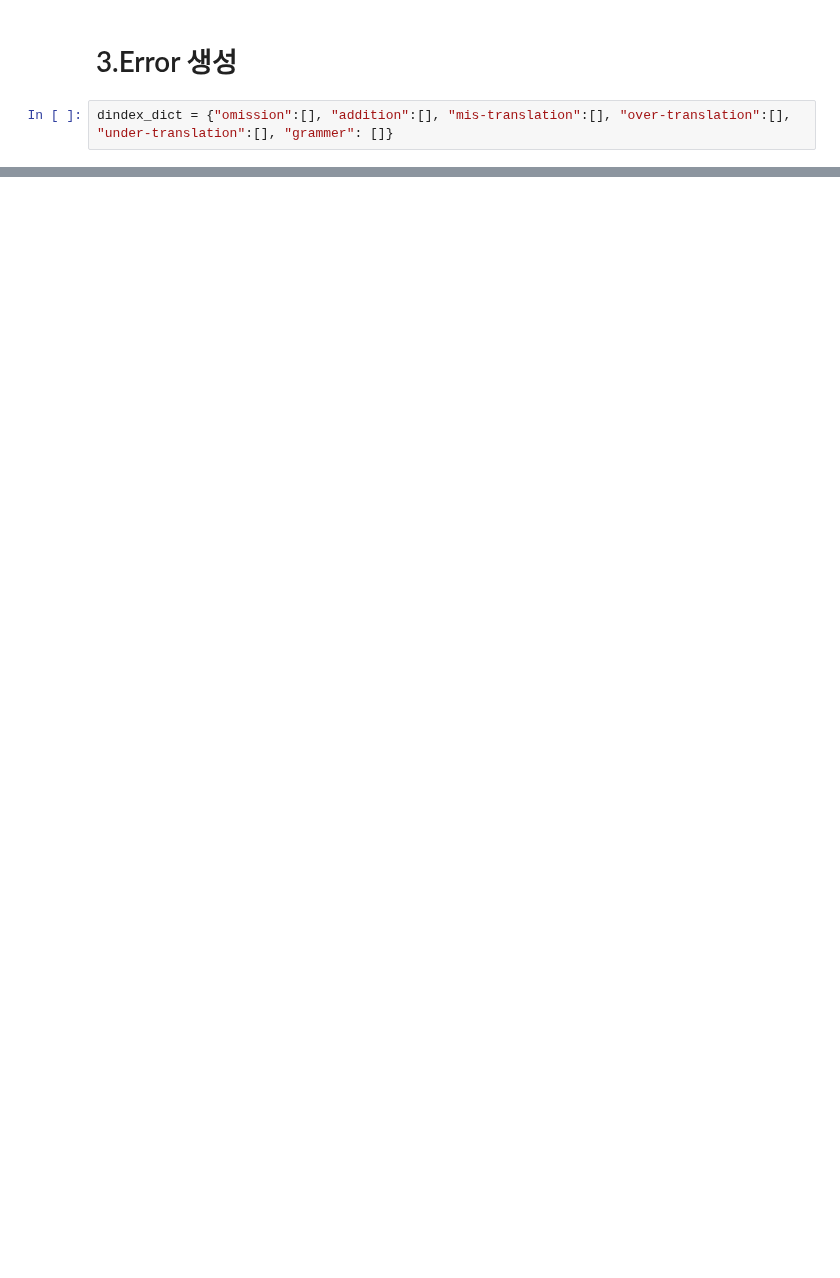
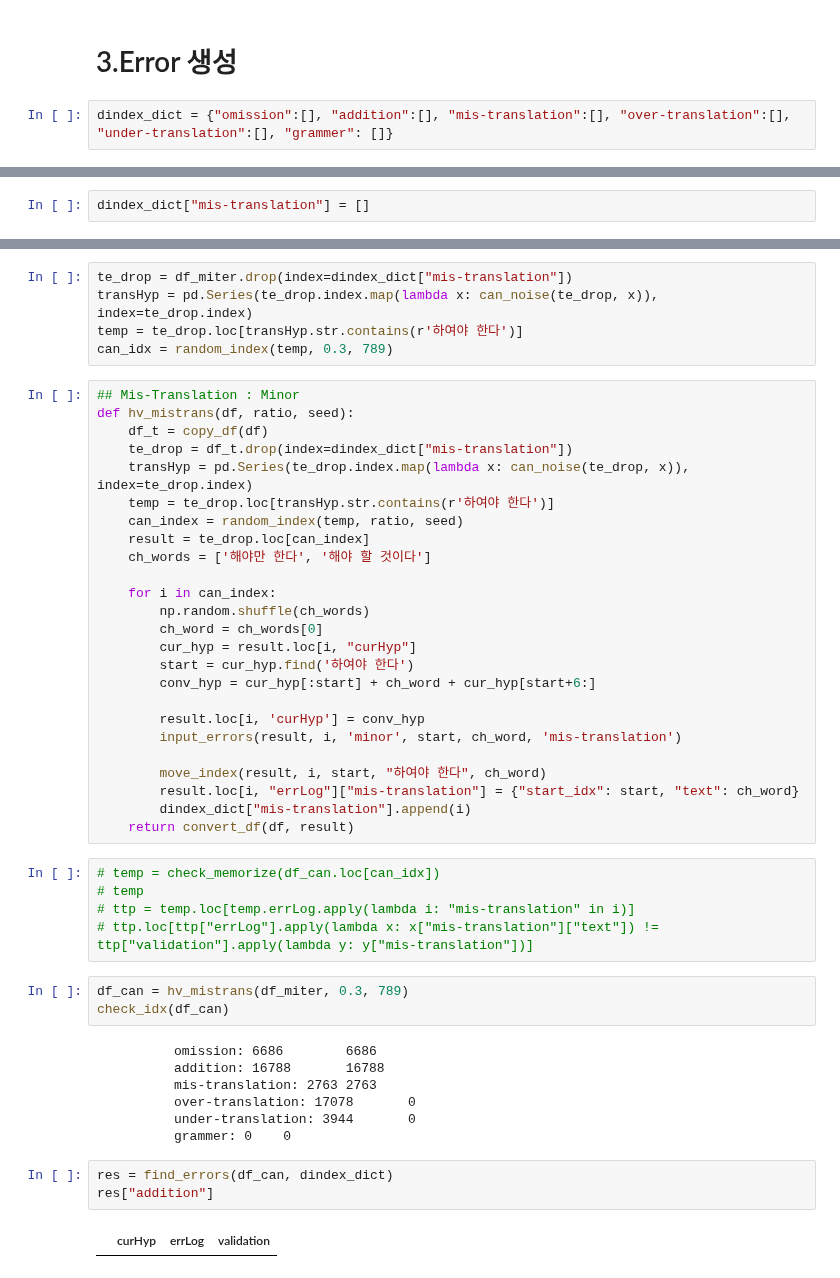
Before and after one commit to tjtmddnjswkd/capstone, a Jupyter notebook: 3_make_errors/e6_make_errors_modify.ipynb, the cells around one changed output, grey strips where cells are left out. Cells and saved outputs as stored; diff of their text form; blank space fills up the shorter version.

```diff
--- a/3_make_errors/e6_make_errors_modify.ipynb
+++ b/3_make_errors/e6_make_errors_modify.ipynb
@@ -1077,0 +674,2 @@ export_json(json_dict, "data_0828.json")
+# %%
+dindex_dict["mis-translation"] = []
@@ -1077,0 +695,50 @@ export_json(json_dict, "data_0828.json")
+# %%
+te_drop = df_miter.drop(index=dindex_dict["mis-translation"])
+transHyp = pd.Series(te_drop.index.map(lambda x: can_noise(te_drop, x)), index=te_drop.index)
+temp = te_drop.loc[transHyp.str.contains(r'하여야 한다')]
+can_idx = random_index(temp, 0.3, 789)
+# %%
+## Mis-Translation : Minor
+def hv_mistrans(df, ratio, seed):
+    df_t = copy_df(df)
+    te_drop = df_t.drop(index=dindex_dict["mis-translation"])
+    transHyp = pd.Series(te_drop.index.map(lambda x: can_noise(te_drop, x)), index=te_drop.index)
+    temp = te_drop.loc[transHyp.str.contains(r'하여야 한다')]
+    can_index = random_index(temp, ratio, seed)
+    result = te_drop.loc[can_index]
+    ch_words = ['해야만 한다', '해야 할 것이다']
+
+    for i in can_index:
+        np.random.shuffle(ch_words)
+        ch_word = ch_words[0]
+        cur_hyp = result.loc[i, "curHyp"]
+        start = cur_hyp.find('하여야 한다')
+        conv_hyp = cur_hyp[:start] + ch_word + cur_hyp[start+6:]
+
+        result.loc[i, 'curHyp'] = conv_hyp
+        input_errors(result, i, 'minor', start, ch_word, 'mis-translation')
+
+        move_index(result, i, start, "하여야 한다", ch_word)
+        result.loc[i, "errLog"]["mis-translation"] = {"start_idx": start, "text": ch_word}
+        dindex_dict["mis-translation"].append(i)
+    return convert_df(df, result)
+# %%
+# temp = check_memorize(df_can.loc[can_idx])
+# temp
+# ttp = temp.loc[temp.errLog.apply(lambda i: "mis-translation" in i)]
+# ttp.loc[ttp["errLog"].apply(lambda x: x["mis-translation"]["text"]) != ttp["validation"].apply(lambda y: y["mis-translation"])]
+# %%
+df_can = hv_mistrans(df_miter, 0.3, 789)
+check_idx(df_can)
+# %% [output]
+          omission: 6686        6686
+          addition: 16788       16788
+          mis-translation: 2763 2763
+          over-translation: 17078       0
+          under-translation: 3944       0
+          grammer: 0    0
+# %%
+res = find_errors(df_can, dindex_dict)
+res["addition"]
+# %% [output]
+|  | curHyp | errLog | validation |
```
Also changed, not shown: parts of 128 cells of this notebook.
